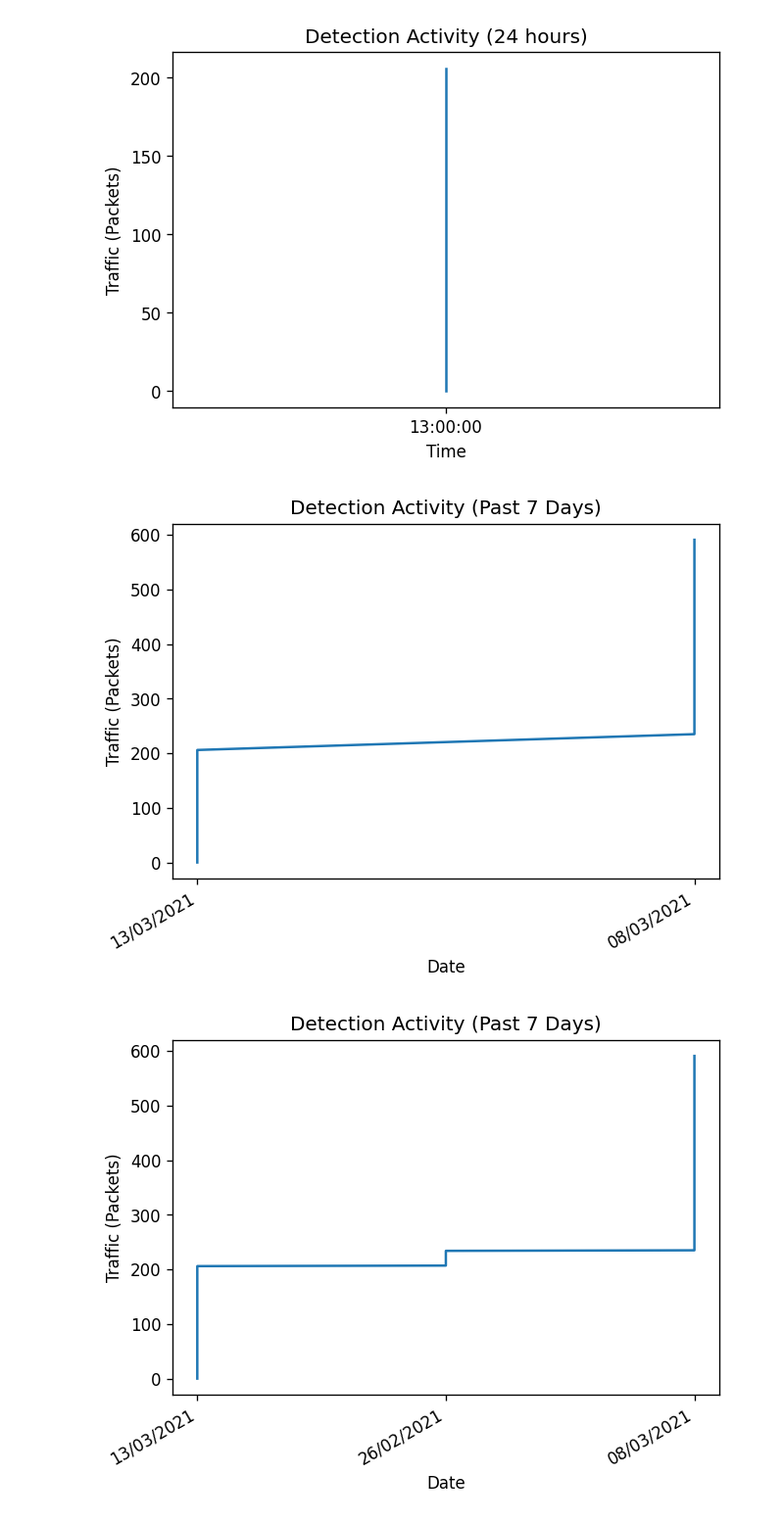
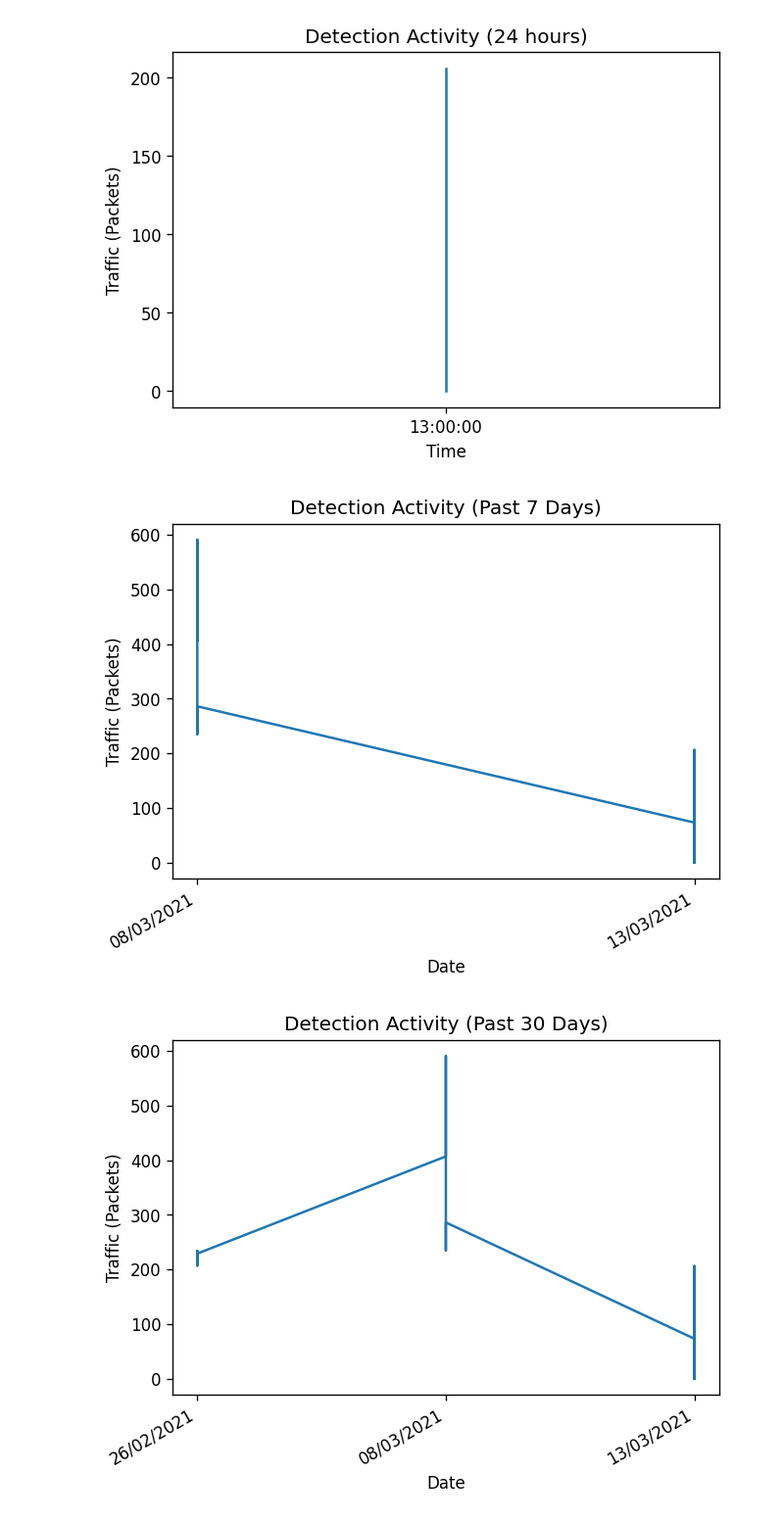
Before and after one commit to Iqrahaq/Python, a Jupyter notebook: masters/graphs.ipynb, the cells around one changed output. Shown: that part at 98% size. Drawn from its saved outputs; the diff is of its cells as text; code cells hidden in the pictures.

Commit message:
Top 3 Graphs Foundations Sorted

```diff
--- a/masters/graphs.ipynb
+++ b/masters/graphs.ipynb
@@ -37,7 +37,7 @@ fig, ax = plt.subplots(dpi=120)
 ax = plt.gca()
 
 packets['date'] = pd.to_datetime(packets['date'], yearfirst=True)
-packets.sort_values(by='date', ascending=True)
+packets = packets.sort_values(by='date', ascending=True)
 packets = packets.loc[(packets['date'] > seven_days_ago_date)]
 ax.plot((packets['date'].dt.strftime('%d/%m/%Y')), packets.index)
 ax.set_xlabel("Date")
@@ -46,29 +46,29 @@ plt.title('Detection Activity (Past 7 Days)')
 plt.setp(ax.get_xticklabels(), rotation=30, horizontalalignment='right')
 plt.show()
 # %% [output]
-[figure, old version]
+[figure, new version]
 # %%
 import pandas as pd
 import numpy as np
 import matplotlib.pyplot as plt
 from datetime import datetime, timedelta
 
 seven_days_ago_date = np.datetime64('today') - pd.to_timedelta("30day")
 csv_path = "test.csv"
 csv = pd.read_csv(csv_path)
 packets = pd.DataFrame(csv)
 packets
 fig, ax = plt.subplots(dpi=120)
 ax = plt.gca()
 
 packets['date'] = pd.to_datetime(packets['date'], yearfirst=True)
-packets.sort_values(by='date', ascending=True)
+packets = packets.sort_values(by='date', ascending=True)
 packets = packets.loc[(packets['date'] > seven_days_ago_date)]
 ax.plot((packets['date'].dt.strftime('%d/%m/%Y')), packets.index)
 ax.set_xlabel("Date")
 ax.set_ylabel("Traffic (Packets)")
-plt.title('Detection Activity (Past 7 Days)')
+plt.title('Detection Activity (Past 30 Days)')
 plt.setp(ax.get_xticklabels(), rotation=30, horizontalalignment='right')
 plt.show()
 # %% [output]
-[figure, old version]
+[figure, new version]
```
